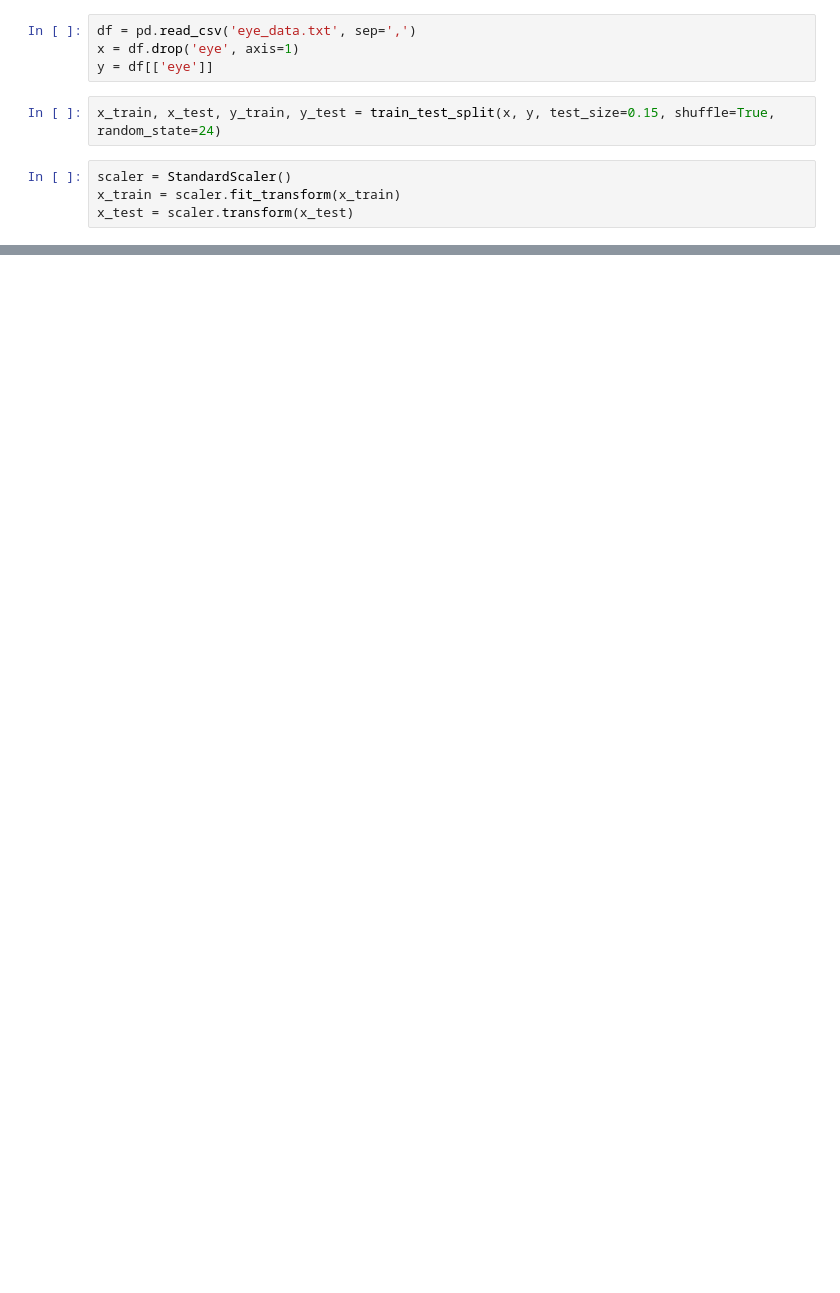
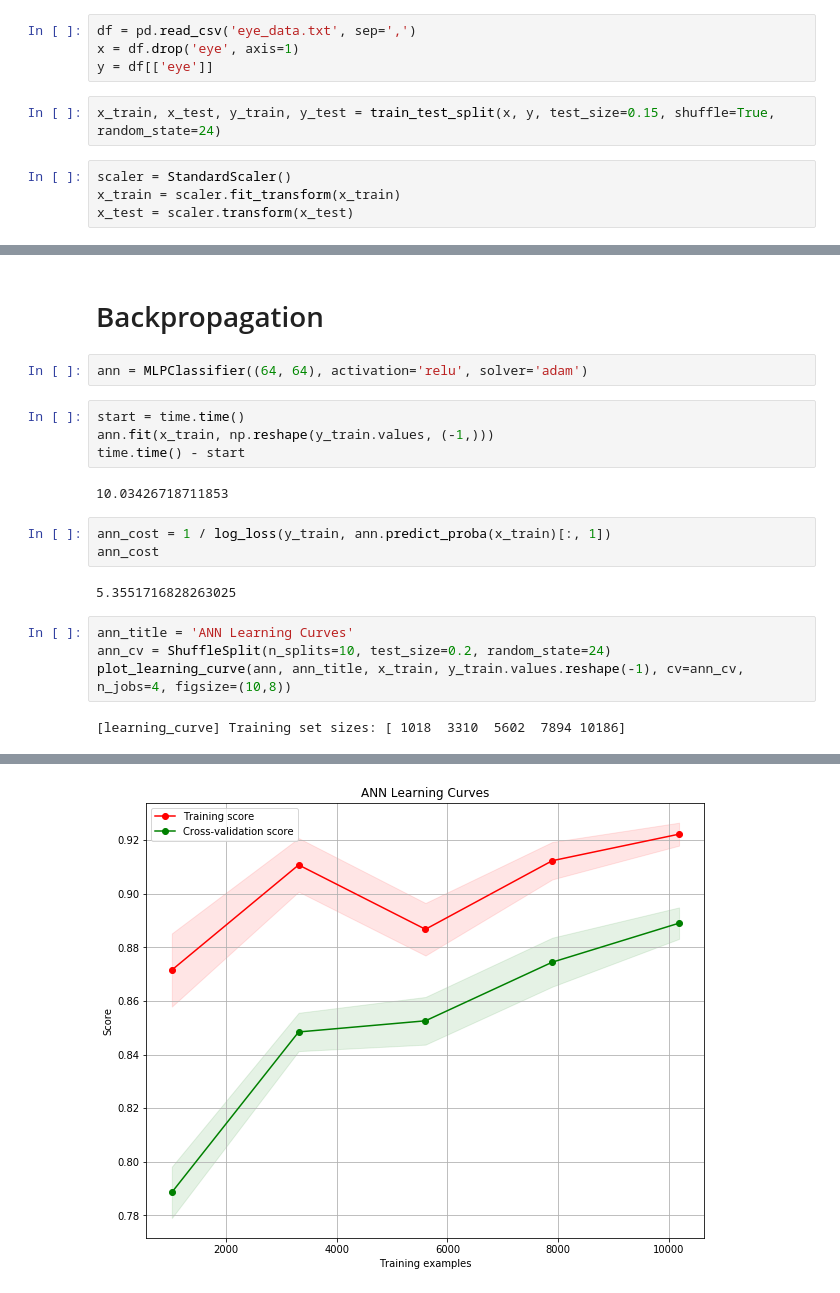
Before and after one commit to tracetidwell/cs7641, a Jupyter notebook: hw_2/part_1.ipynb, the cells around one changed output, grey strips where cells are left out. Cells and saved outputs as stored; diff of their text form; blank space fills up the shorter version.

```diff
--- a/hw_2/part_1.ipynb
+++ b/hw_2/part_1.ipynb
@@ -53,0 +586,21 @@ np.exp((0.0744396004573331 - 0.08114355327151102)/.01)
+# %% [markdown]
+# Backpropagation
+# %%
+ann = MLPClassifier((64, 64), activation='relu', solver='adam')
+# %%
+start = time.time()
+ann.fit(x_train, np.reshape(y_train.values, (-1,)))
+time.time() - start
+# %% [output]
+10.03426718711853
+# %%
+ann_cost = 1 / log_loss(y_train, ann.predict_proba(x_train)[:, 1])
+ann_cost
+# %% [output]
+5.3551716828263025
+# %%
+ann_title = 'ANN Learning Curves'
+ann_cv = ShuffleSplit(n_splits=10, test_size=0.2, random_state=24)
+plot_learning_curve(ann, ann_title, x_train, y_train.values.reshape(-1), cv=ann_cv, n_jobs=4, figsize=(10,8))
+# %% [output]
+[learning_curve] Training set sizes: [ 1018  3310  5602  7894 10186]
@@ -53,0 +610 @@ np.exp((0.0744396004573331 - 0.08114355327151102)/.01)
+[figure, added]
```
Also changed, not shown: parts of 78 cells of this notebook.
